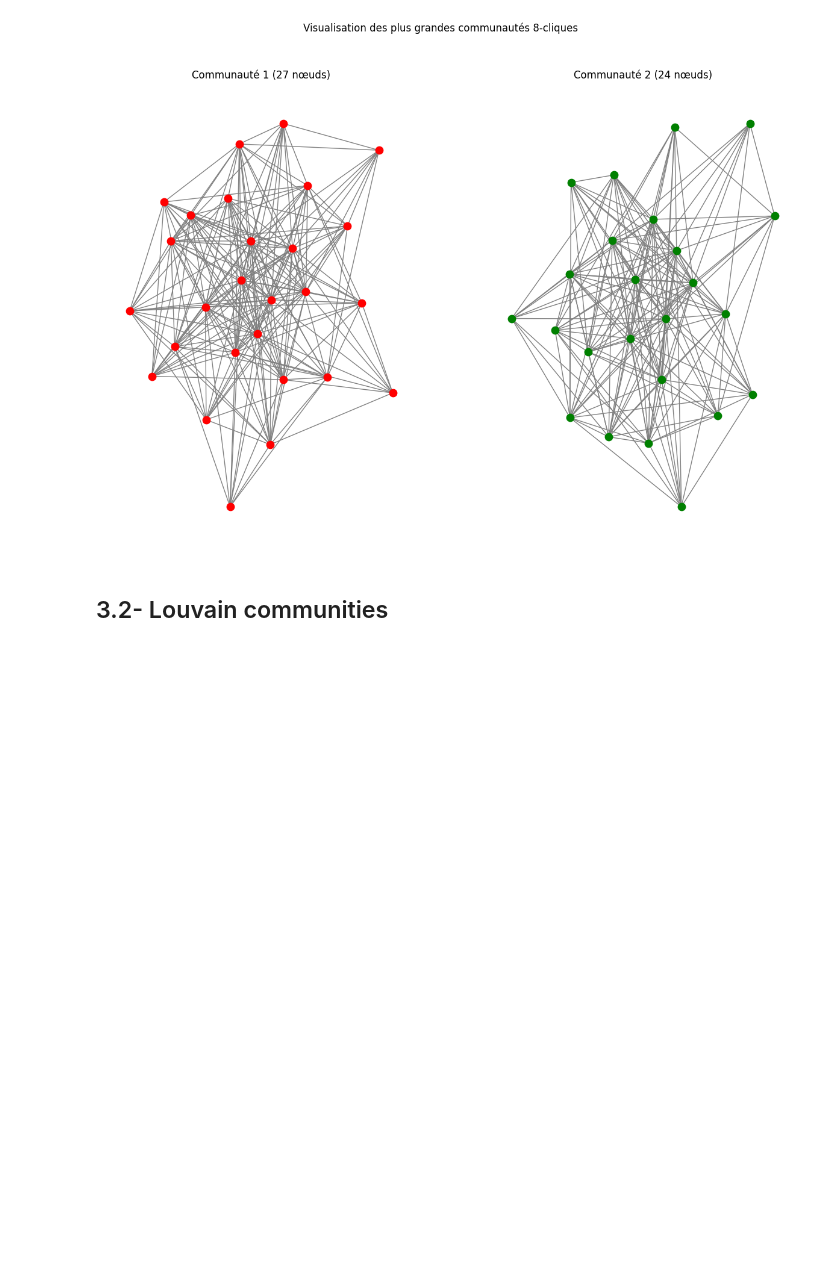
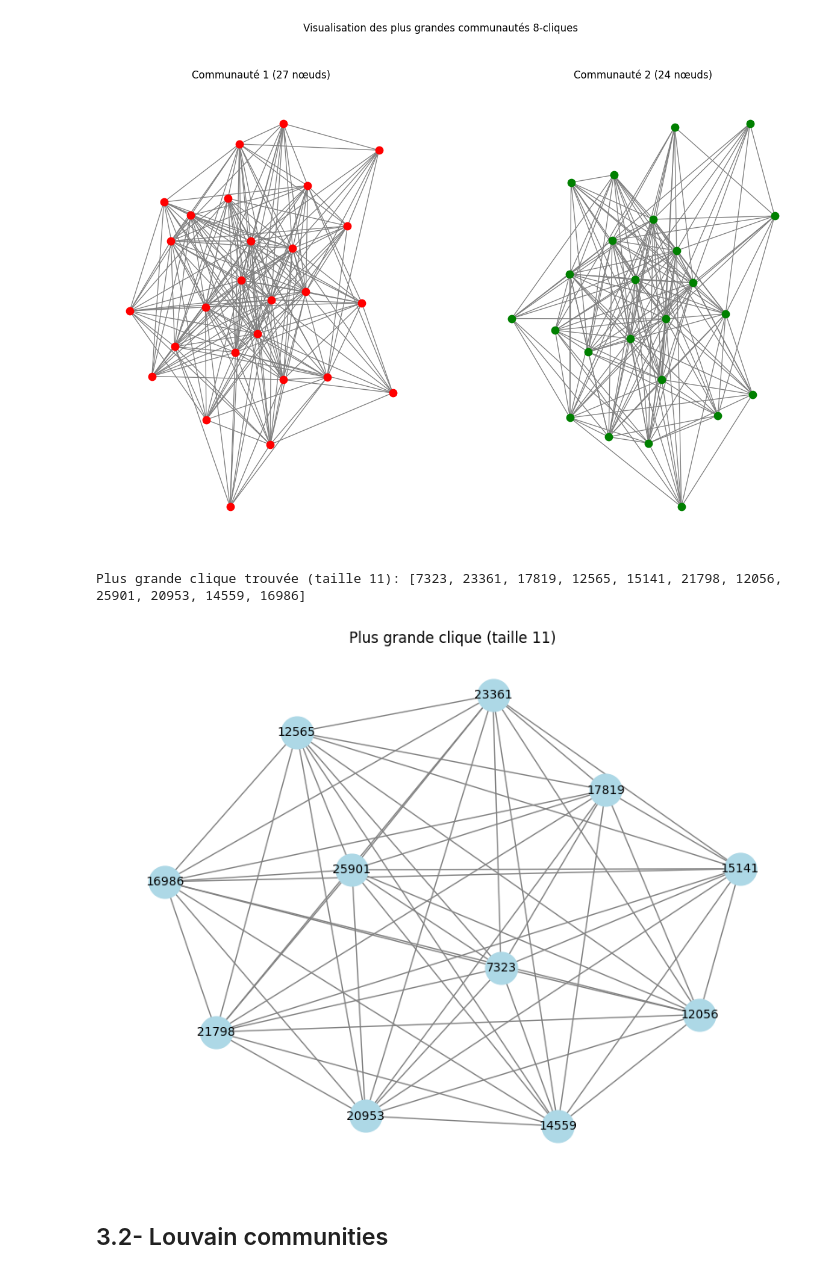
Before and after one commit to Bodartofficiel/graph-mining-project, a Jupyter notebook: Project.ipynb, the cells around one changed output. Drawn from its saved outputs; the diff is of its cells as text; code cells hidden in the pictures; blank space fills up the shorter version.

Commit message:
ajout de la clique max

```diff
--- a/Project.ipynb
+++ b/Project.ipynb
@@ -409,6 +417,26 @@ plt.show()
 8-clique communautés calculées
 Nombre de 8-clique communautés : 10
 [figure]
+# %%
+import matplotlib.pyplot as plt
+
+maximal_cliques = list(nx.find_cliques(deezer_graph))
+largest_clique = max(maximal_cliques, key=len)
+
+print(f"Plus grande clique trouvée (taille {len(largest_clique)}):", largest_clique)
+
+# Sous-graphe induit par la clique
+clique_subgraph = deezer_graph.subgraph(largest_clique)
+
+# Plot
+pos = nx.spring_layout(clique_subgraph, seed=42)
+plt.figure(figsize=(8, 6))
+nx.draw(clique_subgraph, pos, with_labels=True, node_color='lightblue', edge_color='gray', node_size=700, font_size=10)
+plt.title(f"Plus grande clique (taille {len(largest_clique)})")
+plt.show()
+# %% [output]
+Plus grande clique trouvée (taille 11): [7323, 23361, 17819, 12565, 15141, 21798, 12056, 25901, 20953, 14559, 16986]
+[figure, added]
 # %% [markdown]
 ## 3.2- Louvain communities
 # %%
```
Also changed, not shown: parts of 3 cells of this notebook.
